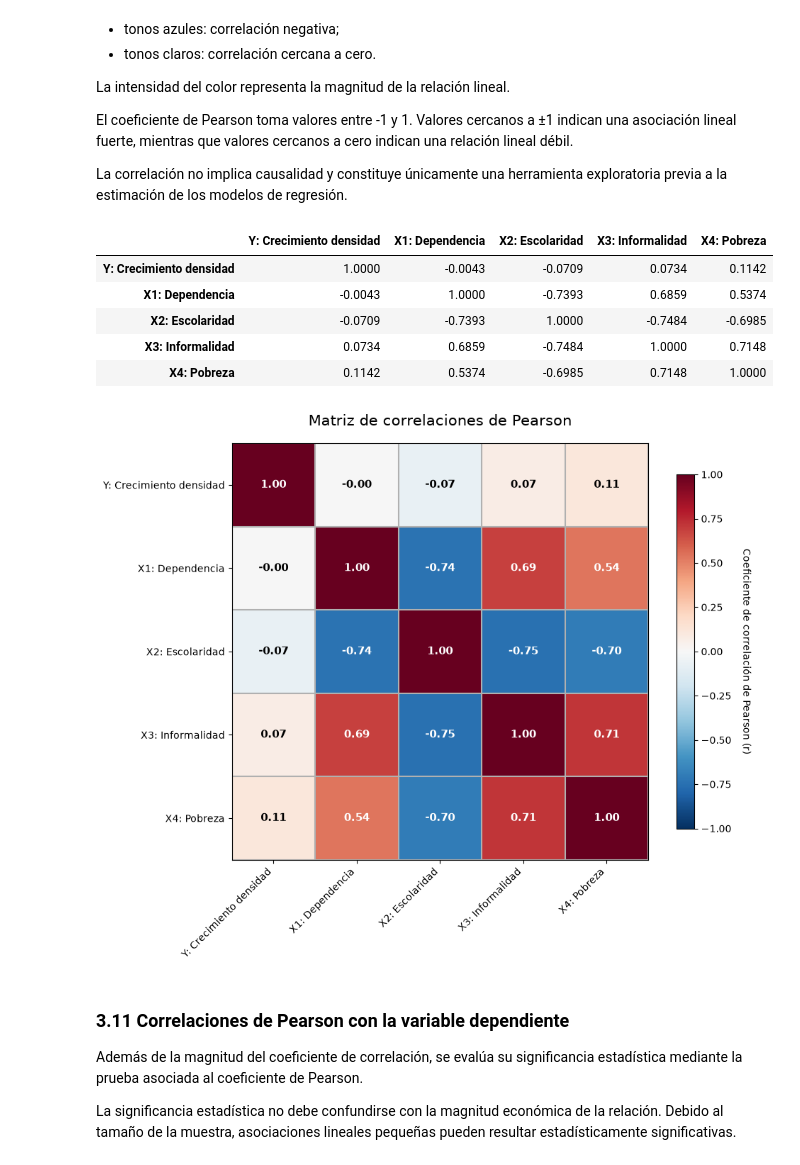
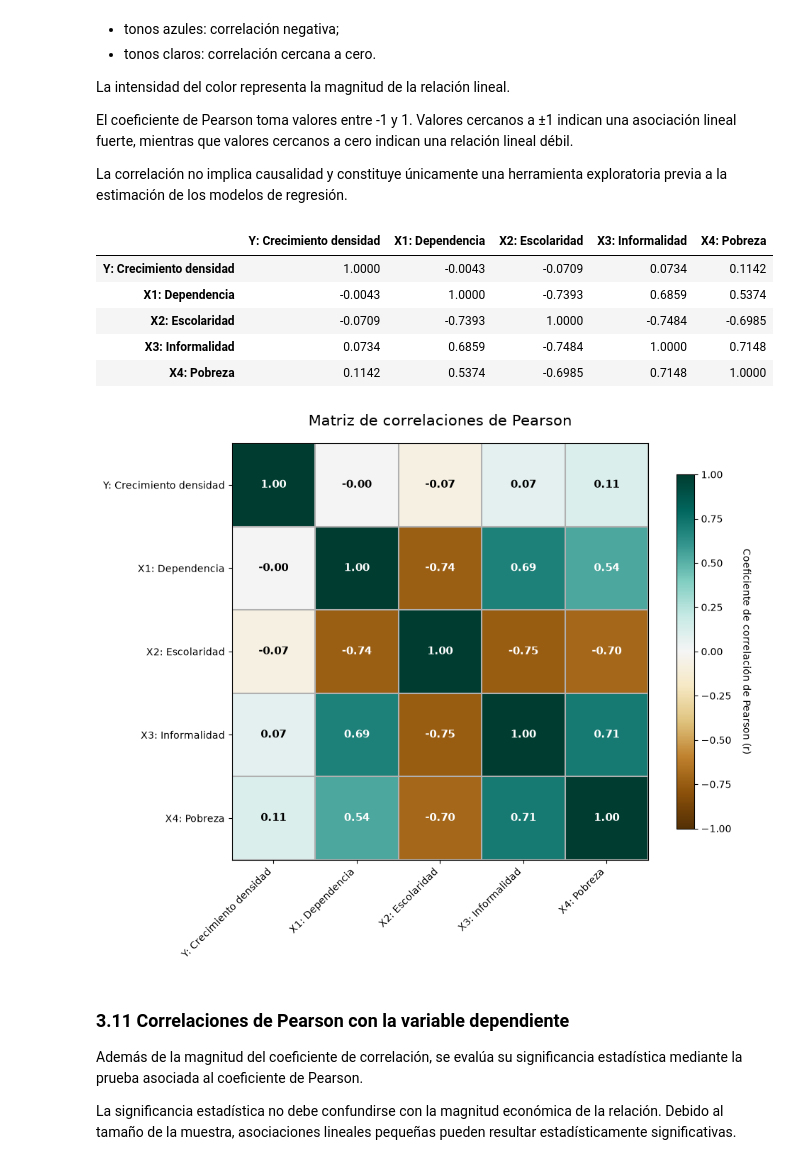
Before and after one commit to Nash963/atractividad-comercial-municipal-mexico, a Jupyter notebook: notebooks/09_base_maestra.ipynb, the cells around one changed output. Saved outputs shown, nothing was run; the diff lists cells and outputs as text; code cells hidden in the pictures.

```diff
--- a/notebooks/09_base_maestra.ipynb
+++ b/notebooks/09_base_maestra.ipynb
@@ -1847,7 +1856,7 @@ fig, ax = plt.subplots(figsize=(10, 8))
 # +1 = rojo intenso
 imagen = ax.imshow(
     matriz_correlacion,
-    cmap="RdBu_r",
+    cmap="BrBG",
     vmin=-1,
     vmax=1
 )
@@ -1933,34 +1942,34 @@ ax.grid(
     which="minor",
     linewidth=1.5
 )
 
 ax.tick_params(
     which="minor",
     bottom=False,
     left=False
 )
 
 plt.tight_layout()
 
 # ============================================================
 # GUARDAR GRÁFICA
 # ============================================================
 
 plt.savefig(
     GRAFICAS_DIR / "matriz_correlacion_pearson.png",
     dpi=300,
     bbox_inches="tight"
 )
 
 plt.show()
 # %% [output]
 |  | Y: Crecimiento densidad | X1: Dependencia | X2: Escolaridad | X3: Informalidad | X4: Pobreza |
 | Y: Crecimiento densidad | 1.0000 | -0.0043 | -0.0709 | 0.0734 | 0.1142 |
 | X1: Dependencia | -0.0043 | 1.0000 | -0.7393 | 0.6859 | 0.5374 |
 | X2: Escolaridad | -0.0709 | -0.7393 | 1.0000 | -0.7484 | -0.6985 |
 | X3: Informalidad | 0.0734 | 0.6859 | -0.7484 | 1.0000 | 0.7148 |
 | X4: Pobreza | 0.1142 | 0.5374 | -0.6985 | 0.7148 | 1.0000 |
-[figure, old version]
+[figure, new version]
 # %% [markdown]
 ### 3.11 Correlaciones de Pearson con la variable dependiente
 
```
Also changed, not shown: parts of 2 cells of this notebook, 1 other file.
